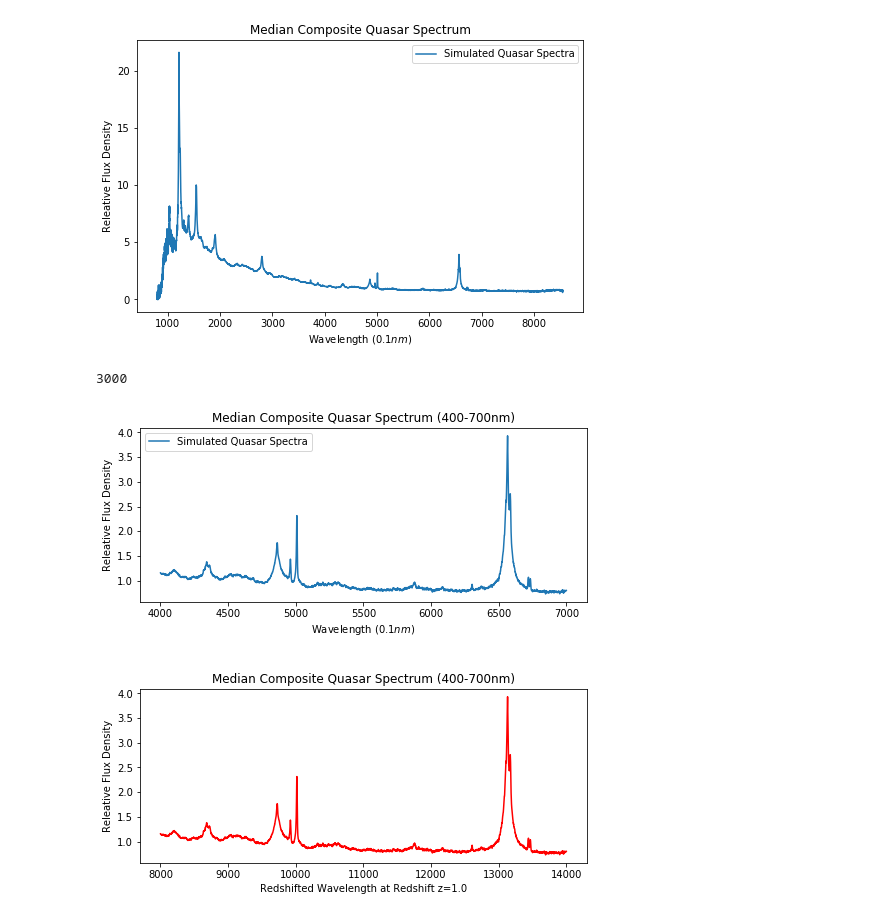
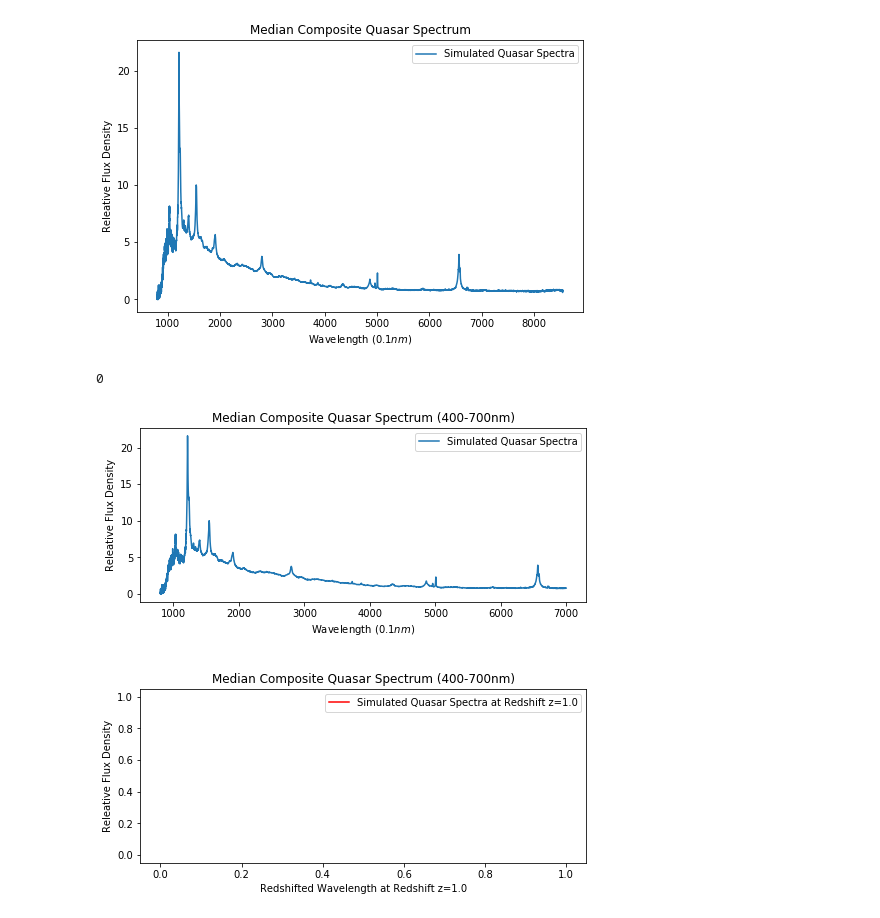
Before and after one commit to jbc1216/ASTR499, a Jupyter notebook: QuasarSpectra.ipynb, the cells around one changed output. Drawn from its saved outputs; the diff is of its cells as text; code cells hidden in the pictures.

```diff
--- a/QuasarSpectra.ipynb
+++ b/QuasarSpectra.ipynb
@@ -36,37 +36,35 @@ plt.show()
 # %%
 # Problem 1b
 # Wavlengths = 400-700   ---- these are any wavelengths in table from 4000-7000
-
 # create function that defines the observed wavelength based on emitted wavelength input at redshift of 0 and new redshift
 def redshiftchange(zval, emit):
     observed = (1+zval) * (np.asarray(emit))
     return observed
 
+z = 1.0  # set redshift to plot wavelengths observed at that redshift
+
 # plot data only between ((4000 to 7000) * 0.1nm)
 QdataRange = []
 QfluxRange = []
-for ind in Qdata.index:
-    if Qdata['Wavelength'][ind] <= 7000 and Qdata['Wavelength'][ind] >= 4000:
-        QdataRange.append(Qdata['Wavelength'][ind])
-        QfluxRange.append(Qdata['FluxDensity'][ind])
-print(len(QdataRange)) # should be 3000 rows
+redshiftedW = redshiftchange(z, Qdata['Wavelength'])
+print(len(QdataRange))
 
 fig, ax = plt.subplots(2,1, figsize=(8,8))
-ax0 = ax[0].plot(QdataRange, QfluxRange, label='Simulated Quasar Spectra')
+ax0 = ax[0].plot(Qdata['Wavelength'], Qdata['FluxDensity'], label='Simulated Quasar Spectra')
 ax[0].set_title('Median Composite Quasar Spectrum (400-700nm)')
 ax[0].set_xlabel('Wavelength $(0.1nm)$')
 ax[0].set_ylabel('Releative Flux Density')
 ax[0].legend(loc='best')
 
 # plot at varying redshifts
-z = 1.0 # set redshift to plot wavelengths observed at that redshift
 RedshiftData = redshiftchange(z,QdataRange)
 ax1 = ax[1].plot(RedshiftData, QfluxRange, label=f'Simulated Quasar Spectra at Redshift z={z}', c='r')
 ax[1].set_title('Median Composite Quasar Spectrum (400-700nm)')
 ax[1].set_xlabel(f'Redshifted Wavelength at Redshift z={z}')
 ax[1].set_ylabel('Releative Flux Density')
+ax[1].legend(loc='best')
 fig.subplots_adjust(hspace=0.5)
 plt.show()
 # %% [output]
-3000
+0
-[figure, old version]
+[figure, new version]
```
